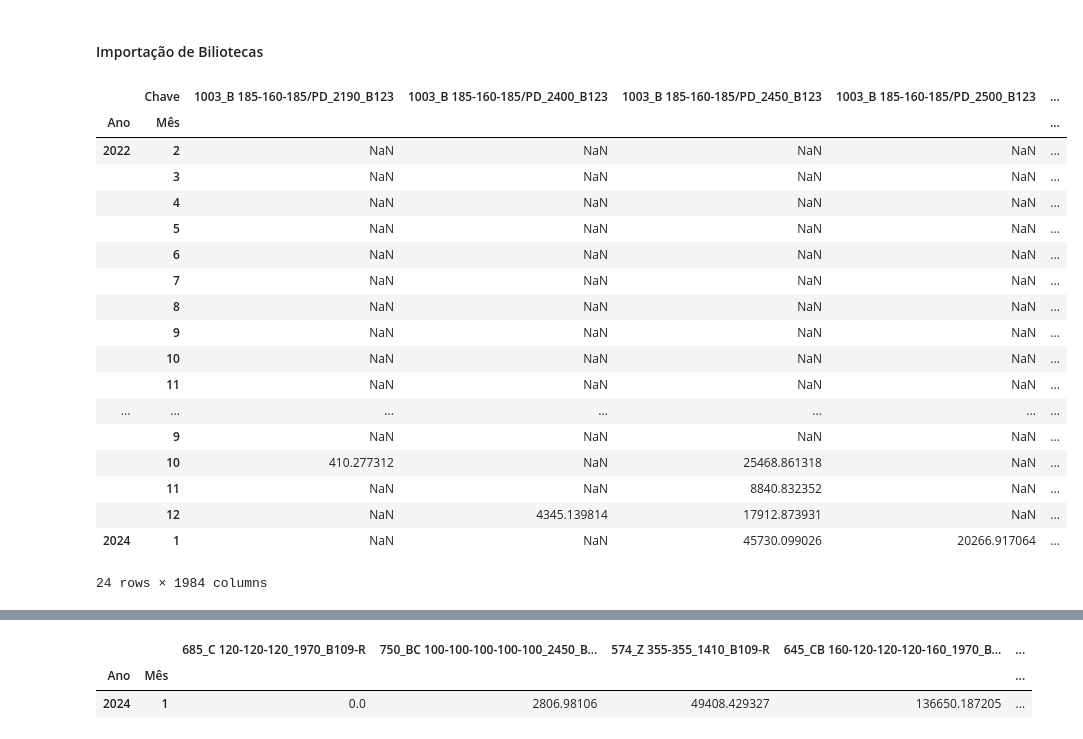
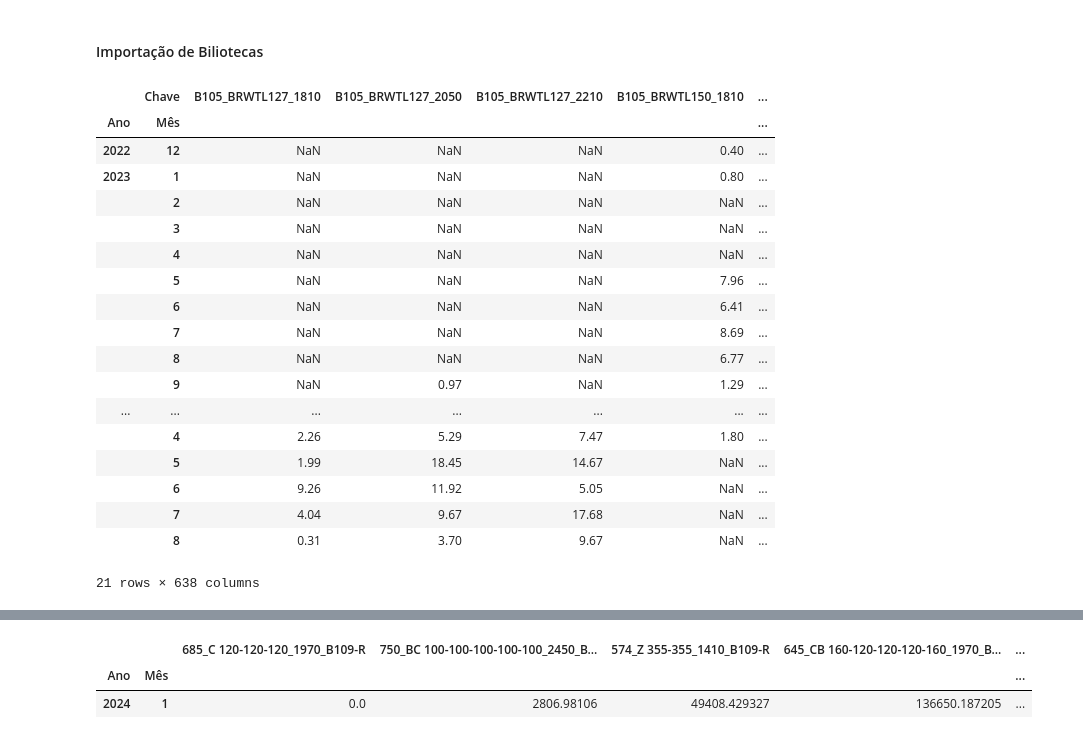
Before and after one commit to johnylira/Forecast_Temporal_Series_For_Factory, a Jupyter notebook: forecaster_v40_original.ipynb, the cells around one changed output, grey strips where cells are left out. Saved outputs shown, nothing was run; the diff lists cells and outputs as text; code cells hidden in the pictures.

```diff
--- a/forecaster_v40_original.ipynb
+++ b/forecaster_v40_original.ipynb
@@ -35,8 +35,6 @@ move_average=3
 # forecast_initial_month_validation = (2023,3)
 # forecast_final_month_validation = (2025,2)
 # move_average=3
-
-debug=True
 
 #simulates the past
 #time section to calibrate (train) the models aimming the errors evaluation
@@ -59,63 +57,70 @@ forecast_final_month_calibration = (2024,1)
 forecast_initial_month_validation = (2024,2)
 forecast_final_month_validation = (2026,1)
 
+#Variables
+Date='Date'
+Key=['Centro', 'TG', 'FormatoNew']
+values='Peso Total'
+
 #Considering short memory in last "move_average" months:
 move_average=3
+
+debug=True
 # %% [markdown]
 #### Importação de Biliotecas
 # %%
 import pandas as pd
 import numpy as np
 import asyncio
 import datetime as dt
 import scipy.signal.signaltools
 import matplotlib.pyplot as plt
 import seaborn as sns
 from datetime import datetime
 from statsmodels.tsa.arima.model import ARIMA
 import pmdarima as pm
 import gc
 from sklearn.model_selection import train_test_split
 from sklearn.linear_model import LinearRegression
 from scipy.stats import t
 import warnings
 warnings.filterwarnings('ignore')#warnings.filterwarnings('default')
 plt.rc("figure", figsize=(16, 8))
 plt.rc("font", size=14)
-xlsx = pd.ExcelFile(r'.\BG_Consolidado.xlsx', engine='openpyxl')
-df = pd.read_excel(xlsx)
+xlsx = pd.ExcelFile(r'.\Carga BG.rev.01.xlsx', engine='openpyxl')
+df = pd.read_excel(xlsx,sheet_name='Carga 1')
 def get_reshaped_df(df,Date,Key,values):
     df = df.set_index(Date).sort_index().reset_index()
     df['Chave'] = df[Key].astype(str).agg('_'.join, axis=1)#df['Id Produzido'].astype(str) + '_' + df['BG Produzido'].astype(str) + '_' + df['roll_width'].astype(str) + '_' + df['Centro'].astype(str)
     df['Mês'] = df[Date].dt.month
     df['Ano'] = df[Date].dt.year
     grupo = df.pivot_table(values=values, index=['Ano', 'Mês'], columns=['Chave'], aggfunc=np.sum)
     return grupo
 grupo = get_reshaped_df(df=df,
-                        Date='Data',
-                        Key=['Id Original', 'BG Original', 'roll_width', 'Centro'],
-                        values='Peso Total Produzido')
+                        Date=Date,
+                        Key=Key,
+                        values=values)
 grupo
 # %% [output]
-|  | Chave | 1003_B 185-160-185/PD_2190_B123 | 1003_B 185-160-185/PD_2400_B123 | 1003_B 185-160-185/PD_2450_B123 | 1003_B 185-160-185/PD_2500_B123 | ... |
+|  | Chave | B105_BRWTL127_1810 | B105_BRWTL127_2050 | B105_BRWTL127_2210 | B105_BRWTL150_1810 | ... |
 | Ano | Mês |  |  |  |  | ... |
-| 2022 | 2 | NaN | NaN | NaN | NaN | ... |
+| 2022 | 12 | NaN | NaN | NaN | 0.40 | ... |
+| 2023 | 1 | NaN | NaN | NaN | 0.80 | ... |
+|  | 2 | NaN | NaN | NaN | NaN | ... |
 |  | 3 | NaN | NaN | NaN | NaN | ... |
 |  | 4 | NaN | NaN | NaN | NaN | ... |
-|  | 5 | NaN | NaN | NaN | NaN | ... |
-|  | 6 | NaN | NaN | NaN | NaN | ... |
-|  | 7 | NaN | NaN | NaN | NaN | ... |
-|  | 8 | NaN | NaN | NaN | NaN | ... |
-|  | 9 | NaN | NaN | NaN | NaN | ... |
-|  | 10 | NaN | NaN | NaN | NaN | ... |
-|  | 11 | NaN | NaN | NaN | NaN | ... |
+|  | 5 | NaN | NaN | NaN | 7.96 | ... |
+|  | 6 | NaN | NaN | NaN | 6.41 | ... |
+|  | 7 | NaN | NaN | NaN | 8.69 | ... |
+|  | 8 | NaN | NaN | NaN | 6.77 | ... |
+|  | 9 | NaN | 0.97 | NaN | 1.29 | ... |
 | ... | ... | ... | ... | ... | ... | ... |
-|  | 9 | NaN | NaN | NaN | NaN | ... |
-|  | 10 | 410.277312 | NaN | 25468.861318 | NaN | ... |
-|  | 11 | NaN | NaN | 8840.832352 | NaN | ... |
-|  | 12 | NaN | 4345.139814 | 17912.873931 | NaN | ... |
-| 2024 | 1 | NaN | NaN | 45730.099026 | 20266.917064 | ... |
+|  | 4 | 2.26 | 5.29 | 7.47 | 1.80 | ... |
+|  | 5 | 1.99 | 18.45 | 14.67 | NaN | ... |
+|  | 6 | 9.26 | 11.92 | 5.05 | NaN | ... |
+|  | 7 | 4.04 | 9.67 | 17.68 | NaN | ... |
+|  | 8 | 0.31 | 3.70 | 9.67 | NaN | ... |
-24 rows × 1984 columns
+21 rows × 638 columns
 # %%
 grupo=grupo.replace(0, np.NaN)
 grupo.to_excel('.\Dados_mensais.xlsx',freeze_panes=(1,2))
```
Also changed, not shown: parts of 3 cells of this notebook, 2 other files.
